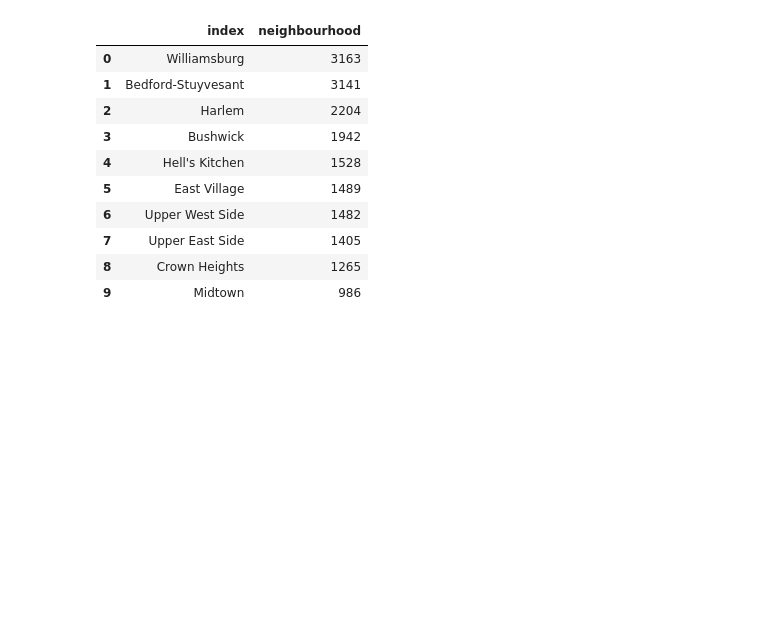
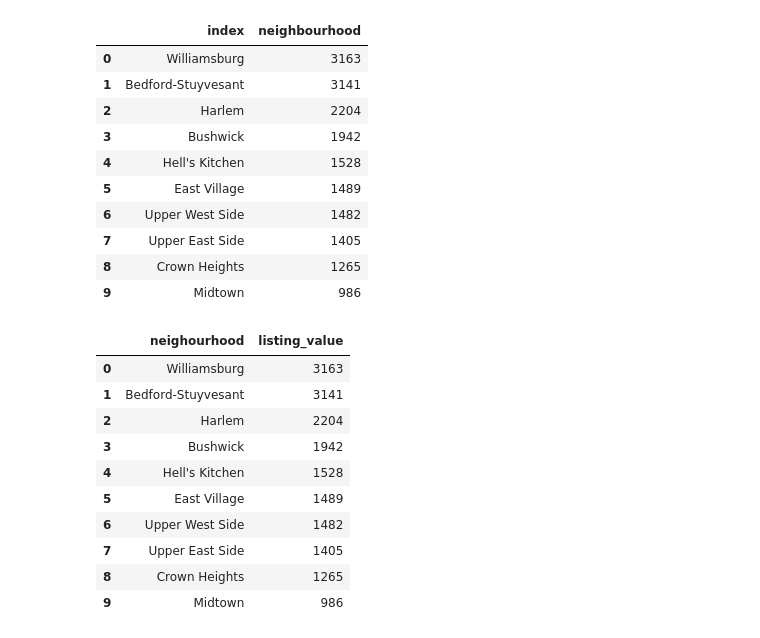
Before and after one commit to suloymandal9/Airbnb--data--analysis, a Jupyter notebook: airbnb.ipynb, the cells around one changed output. Saved outputs shown, nothing was run; the diff lists cells and outputs as text; code cells hidden in the pictures; blank space fills up the shorter version.

```diff
--- a/airbnb.ipynb
+++ b/airbnb.ipynb
@@ -248,3 +248,22 @@ top_10
 | 7 | Upper East Side | 1405 |
 | 8 | Crown Heights | 1265 |
 | 9 | Midtown | 986 |
+# %%
+#make copy of top_10
+final_10=top_10.copy()
+#rename that dataframe
+final_10.rename(columns={'index':'neighourhood','neighbourhood':'listing_value' },inplace=True)
+
+final_10
+# %% [output]
+|  | neighourhood | listing_value |
+| 0 | Williamsburg | 3163 |
+| 1 | Bedford-Stuyvesant | 3141 |
+| 2 | Harlem | 2204 |
+| 3 | Bushwick | 1942 |
+| 4 | Hell's Kitchen | 1528 |
+| 5 | East Village | 1489 |
+| 6 | Upper West Side | 1482 |
+| 7 | Upper East Side | 1405 |
+| 8 | Crown Heights | 1265 |
+| 9 | Midtown | 986 |
```
